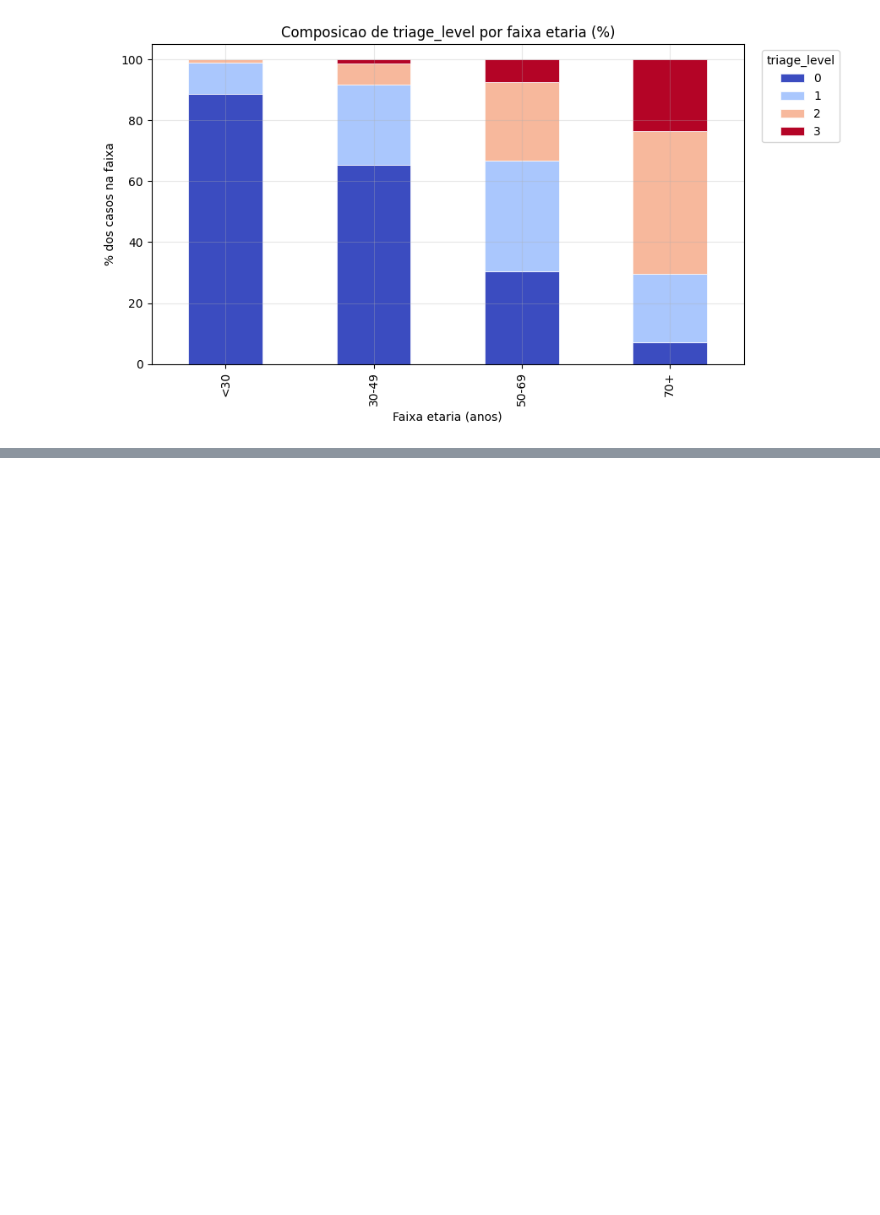
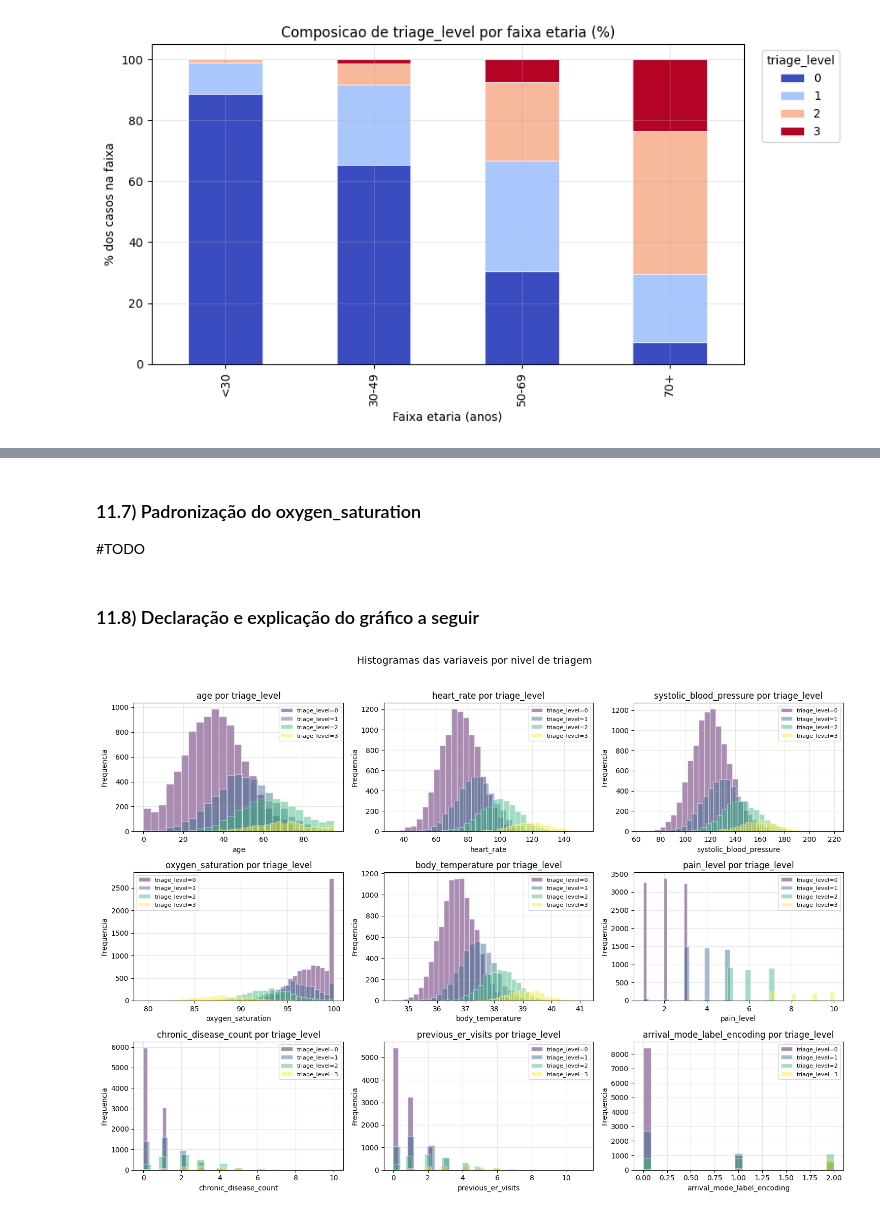
Before and after one commit to KelvinRgnz/Tech-Challenge-FIAP, a Jupyter notebook: nootebook/data_triagem.ipynb, the cells around one changed output, grey strips where cells are left out. Drawn from its saved outputs; the diff is of its cells as text; code cells hidden in the pictures; blank space fills up the shorter version.

Commit message:
feat: adiciona label encoding manual para arrival_mode e atualiza analise exploratoria

```diff
--- a/nootebook/data_triagem.ipynb
+++ b/nootebook/data_triagem.ipynb
@@ -397,0 +403,9 @@ plt.show()
+# %%
+from sklearn.preprocessing import LabelEncoder
+
+label_encoder = LabelEncoder()
+
+mapping = {'walk_in': 0, 'wheelchair': 1, 'ambulance': 2}
+df['arrival_mode_label_encoding'] = df['arrival_mode'].map(mapping)
+
+df.head()
@@ -397,0 +419,52 @@ plt.show()
+# %% [markdown]
+### 11.7) Padronização do oxygen_saturation
+
+#TODO
+# %% [markdown]
+### 11.8) Declaração e explicação do gráfico a seguir
+# %%
+import matplotlib.pyplot as plt
+
+TARGET = "triage_level"
+
+features = [c for c in df.select_dtypes(include=["number"]).columns if c != TARGET]
+
+n = len(features)
+n_cols = 3
+n_rows = (n + n_cols - 1) // n_cols
+
+niveis = sorted(df[TARGET].dropna().unique())
+cmap = plt.get_cmap("viridis", len(niveis))
+cores = {nivel: cmap(i) for i, nivel in enumerate(niveis)}
+
+fig, axes = plt.subplots(n_rows, n_cols, figsize=(5 * n_cols, 3.5 * n_rows))
+axes = axes.flatten()
+
+for i, col in enumerate(features):
+    ax = axes[i]
+    for nivel in niveis:
+        valores = df.loc[df[TARGET] == nivel, col].dropna()
+        if len(valores) == 0:
+            continue
+        ax.hist(
+            valores,
+            bins=25,
+            alpha=0.45,
+            label=f"triage_level={nivel}",
+            color=cores[nivel],
+            edgecolor="white",
+        )
+    ax.set_title(f"{col} por triage_level")
+    ax.set_xlabel(col)
+    ax.set_ylabel("Frequencia")
+    ax.legend(fontsize=8)
+    ax.grid(alpha=0.3)
+
+for j in range(i + 1, len(axes)):
+    fig.delaxes(axes[j])
+
+fig.suptitle("Histogramas das variaveis por nivel de triagem", fontsize=14, y=1.02)
+plt.tight_layout()
+plt.show()
+# %% [output]
+[figure, added]
```
Also changed, not shown: parts of 3 cells of this notebook.
